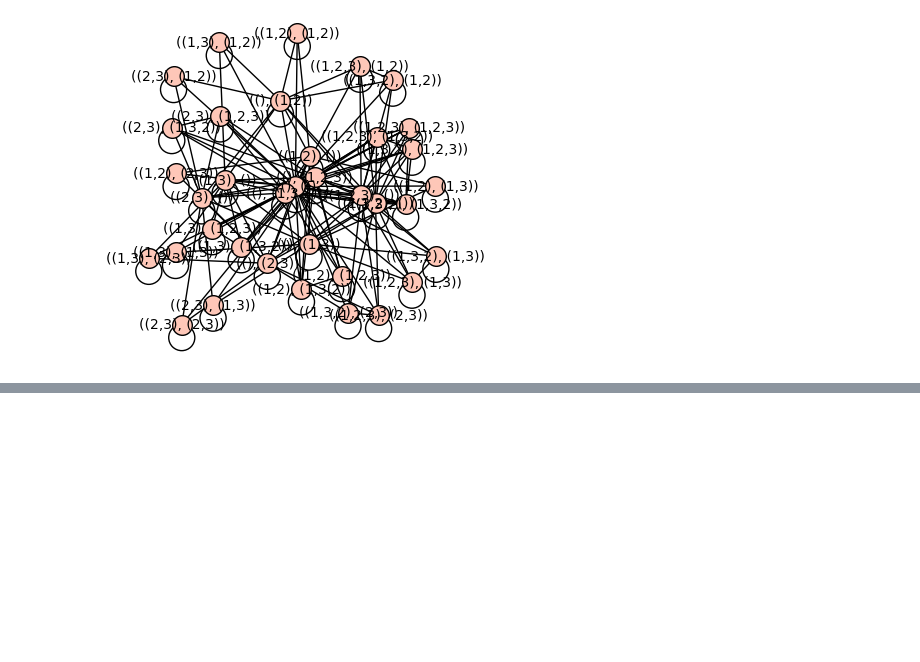
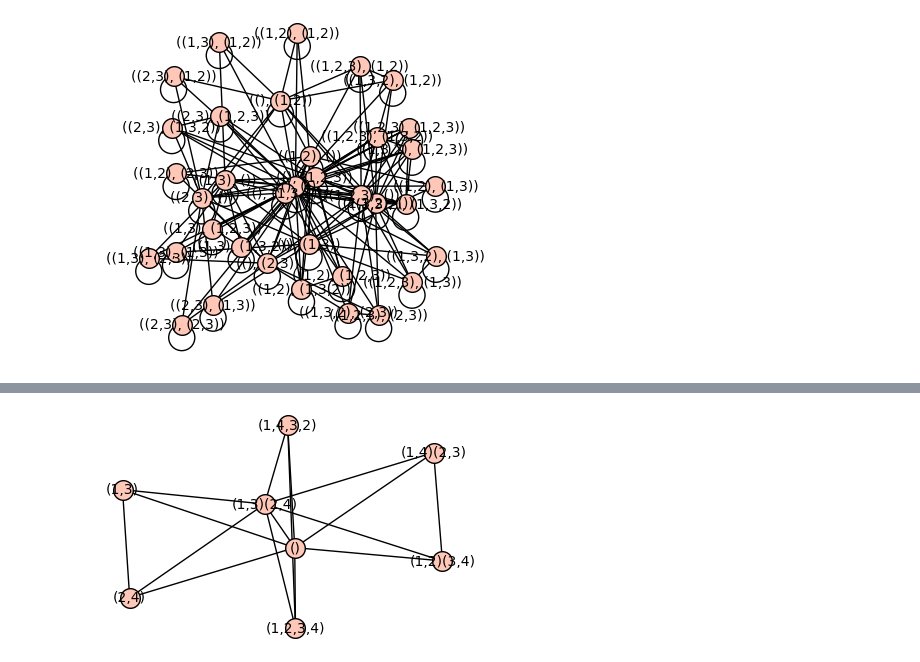
Before and after one commit to HallaSurvivor/rightAngledArtinGroups, a Jupyter notebook: raag functor.ipynb, the cells around one changed output, grey strips where cells are left out. Cells and saved outputs as stored; diff of their text form; code cells hidden in the pictures; blank space fills up the shorter version.

```diff
--- a/raag functor.ipynb
+++ b/raag functor.ipynb
@@ -235,0 +284,7 @@ trial  7  of 5000
+# %%
+n = 4
+CSn = comm(DihedralGroup(n))
+CSn.allow_loops(False)
+show(CSn)
+# %% [output]
+[figure, added]
```
Also changed, not shown: parts of 3 cells of this notebook, 1 other file.
